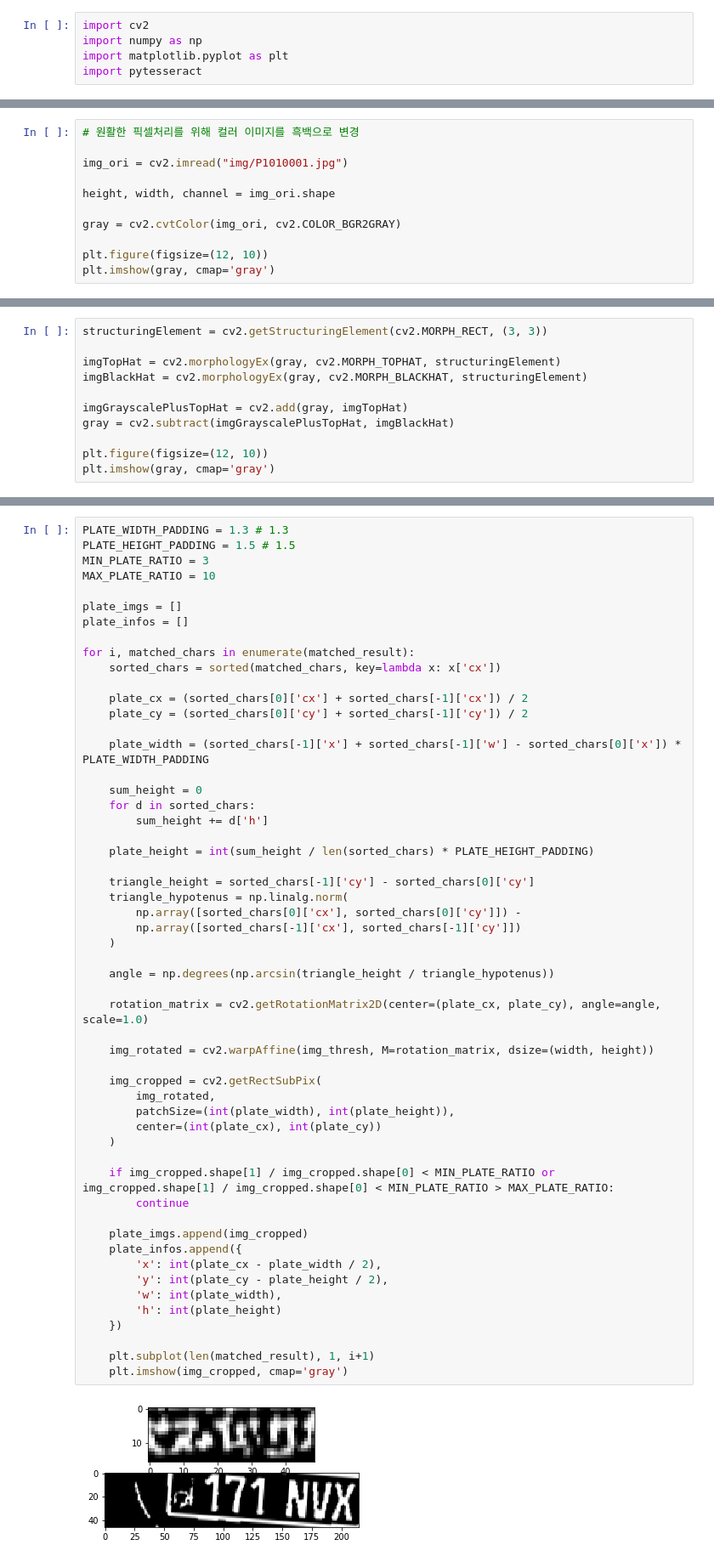
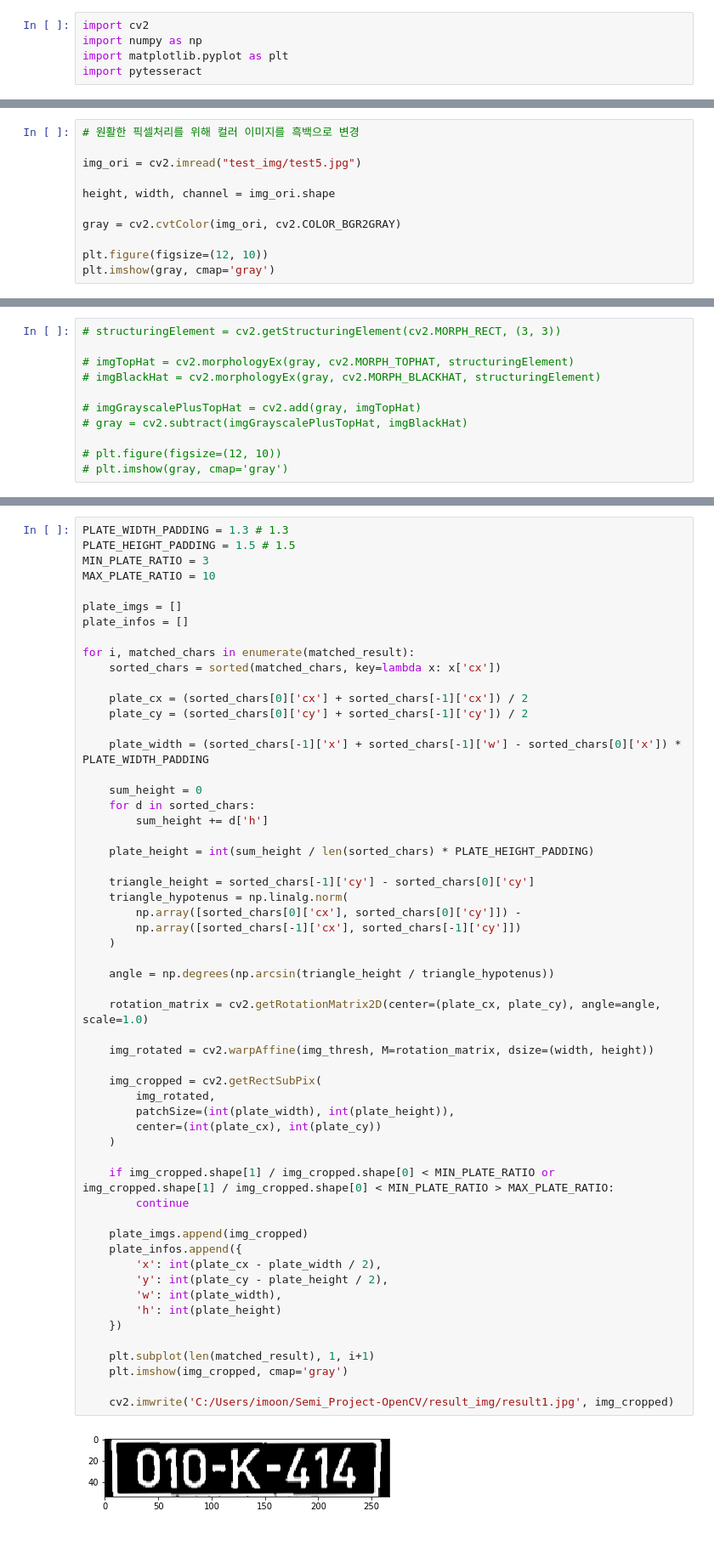
Before and after one commit to dannylee93/Semi_Project-OpenCV, a Jupyter notebook: Vehicle Number Detection.ipynb, the cells around one changed output, grey strips where cells are left out. Shown at 85% size. Saved outputs shown, nothing was run; the diff lists cells and outputs as text.

```diff
--- a/Vehicle Number Detection.ipynb
+++ b/Vehicle Number Detection.ipynb
@@ -42,7 +45,7 @@ plt.imshow(img_ori, cmap = 'gray')
 # %%
 # 원활한 픽셀처리를 위해 컬러 이미지를 흑백으로 변경
 
-img_ori = cv2.imread("img/P1010001.jpg")
+img_ori = cv2.imread("test_img/test5.jpg")
 
 height, width, channel = img_ori.shape
 
@@ -66,11 +69,11 @@ plt.imshow(img_blurred, cmap='gray')
 # %%
-structuringElement = cv2.getStructuringElement(cv2.MORPH_RECT, (3, 3))
+# structuringElement = cv2.getStructuringElement(cv2.MORPH_RECT, (3, 3))
 
-imgTopHat = cv2.morphologyEx(gray, cv2.MORPH_TOPHAT, structuringElement)
-imgBlackHat = cv2.morphologyEx(gray, cv2.MORPH_BLACKHAT, structuringElement)
+# imgTopHat = cv2.morphologyEx(gray, cv2.MORPH_TOPHAT, structuringElement)
+# imgBlackHat = cv2.morphologyEx(gray, cv2.MORPH_BLACKHAT, structuringElement)
 
-imgGrayscalePlusTopHat = cv2.add(gray, imgTopHat)
-gray = cv2.subtract(imgGrayscalePlusTopHat, imgBlackHat)
+# imgGrayscalePlusTopHat = cv2.add(gray, imgTopHat)
+# gray = cv2.subtract(imgGrayscalePlusTopHat, imgBlackHat)
 
-plt.figure(figsize=(12, 10))
-plt.imshow(gray, cmap='gray')
+# plt.figure(figsize=(12, 10))
+# plt.imshow(gray, cmap='gray')
@@ -273,31 +278,33 @@ for i, matched_chars in enumerate(matched_result):
         np.array([sorted_chars[0]['cx'], sorted_chars[0]['cy']]) -
         np.array([sorted_chars[-1]['cx'], sorted_chars[-1]['cy']])
     )
 
     angle = np.degrees(np.arcsin(triangle_height / triangle_hypotenus))
 
     rotation_matrix = cv2.getRotationMatrix2D(center=(plate_cx, plate_cy), angle=angle, scale=1.0)
 
     img_rotated = cv2.warpAffine(img_thresh, M=rotation_matrix, dsize=(width, height))
 
     img_cropped = cv2.getRectSubPix(
         img_rotated,
         patchSize=(int(plate_width), int(plate_height)),
         center=(int(plate_cx), int(plate_cy))
     )
 
     if img_cropped.shape[1] / img_cropped.shape[0] < MIN_PLATE_RATIO or img_cropped.shape[1] / img_cropped.shape[0] < MIN_PLATE_RATIO > MAX_PLATE_RATIO:
         continue
 
     plate_imgs.append(img_cropped)
     plate_infos.append({
         'x': int(plate_cx - plate_width / 2),
         'y': int(plate_cy - plate_height / 2),
         'w': int(plate_width),
         'h': int(plate_height)
     })
 
     plt.subplot(len(matched_result), 1, i+1)
     plt.imshow(img_cropped, cmap='gray')
+
+    cv2.imwrite('C:/Users/imoon/Semi_Project-OpenCV/result_img/result1.jpg', img_cropped)
 # %% [output]
-[figure, old version]
+[figure, new version]
```
Also changed, not shown: parts of 18 cells of this notebook.
